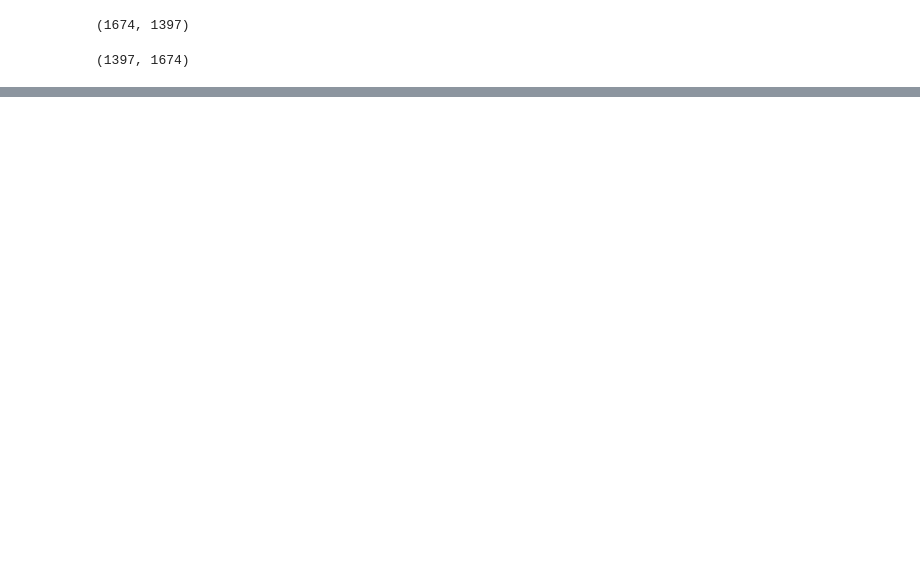
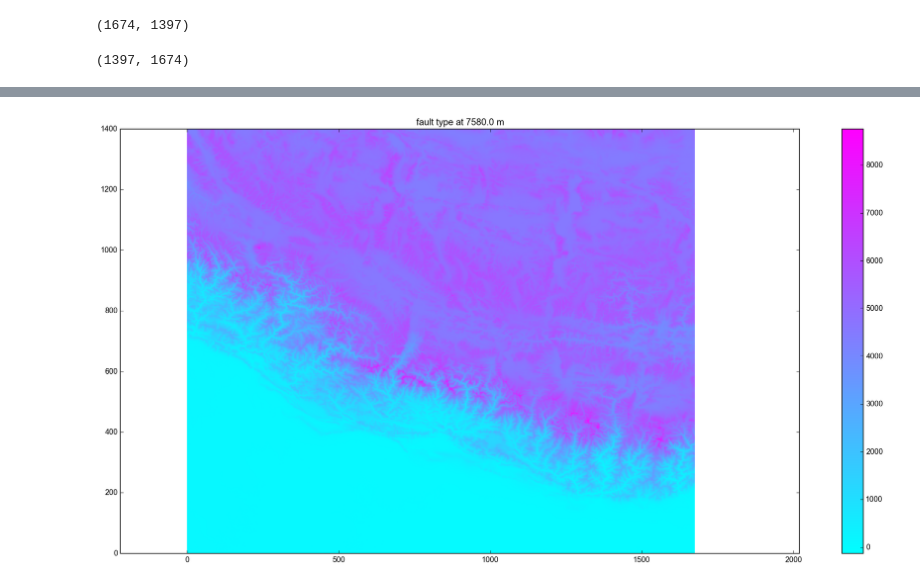
Before and after one commit to cossatot/wnfs_stress, a Jupyter notebook: notebooks/fault_kin_from_princ_stresses.ipynb, the cells around one changed output, grey strips where cells are left out. Saved outputs shown, nothing was run; the diff lists cells and outputs as text; code cells hidden in the pictures; blank space fills up the shorter version.

```diff
--- a/notebooks/fault_kin_from_princ_stresses.ipynb
+++ b/notebooks/fault_kin_from_princ_stresses.ipynb
@@ -233,0 +370,20 @@ plt.show()
+# %%
+dem_dataset = gdal.Open('../data/dem/wnfs_dem_utm45_500m.tif')
+
+dem = dem_dataset.GetRasterBand(1).ReadAsArray()
+
+dem = np.flipud(dem)
+
+dem = hs._centered(dem, conv_shape[:2])
+# %%
+plt.figure(figsize=(20,10))
+
+p = plt.pcolormesh(dem, cmap='cool')#, vmax=90, vmin=-90)
+plt.colorbar()
+#plt.contour(def_styles, [30, -30], colors='k', lw=0.25)
+plt.axis('equal')
+plt.title('fault type at {} m'.format(depth))
+
+plt.show()
+# %% [output]
+[figure, added]
```
Also changed, not shown: parts of 25 cells of this notebook, 18 other files.
